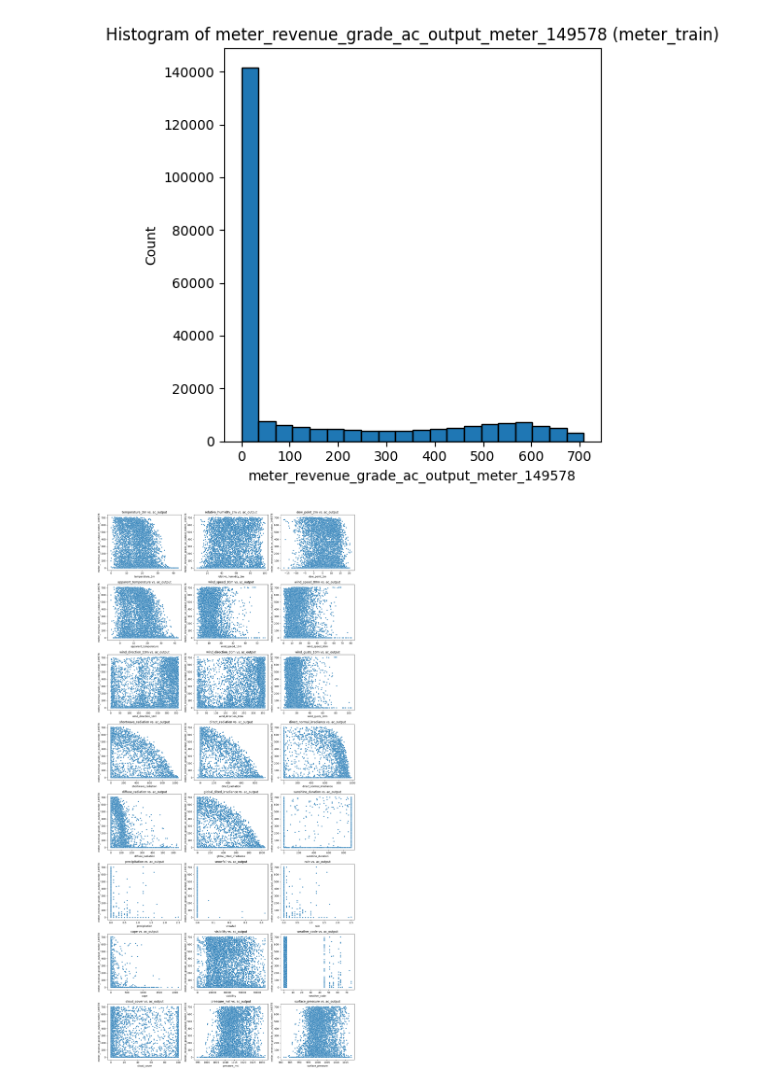
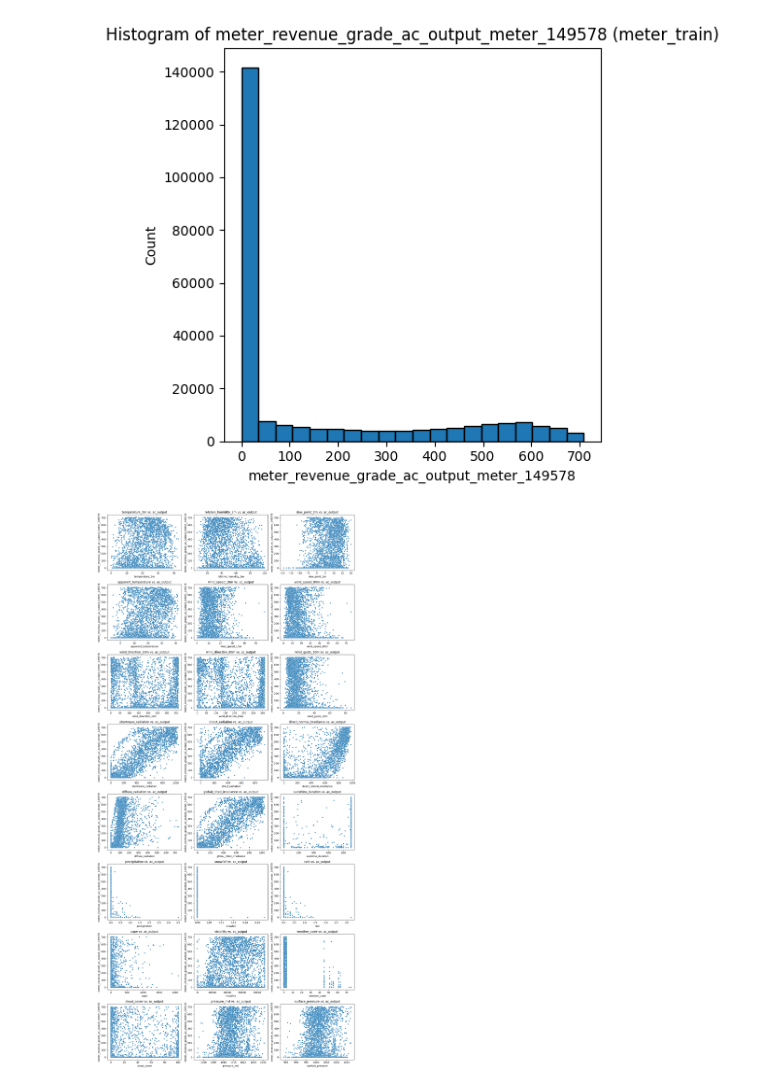
Before and after one commit to Erdos-Projects/spring-2026-solar-panel-degradation, a Jupyter notebook: solarpanels_df.ipynb, the cells around one changed output. Drawn from its saved outputs; the diff is of its cells as text; code cells hidden in the pictures.

```diff
--- a/solarpanels_df.ipynb
+++ b/solarpanels_df.ipynb
@@ -103,6 +103,7 @@ params = {
     "longitude": -122.1341,
     "start_date": "2022-03-23",
     "end_date": "2024-10-31",
+    "timezone": "America/Los_Angeles",  # set local timezone
     # Use 'minutely_15' instead of 'hourly'
     "minutely_15": [
         "temperature_2m",
@@ -418,7 +419,7 @@ target_col = "meter_revenue_grade_ac_output_meter_149578"
 time_col = "measured_on"
 
 # Randomly sample 10,000 rows from meter_train
-meter_train_sample = meter_train.sample(n=40000, random_state=42).copy()
+meter_train_sample = meter_train.sample(n=20000, random_state=42).copy()
 
 # optional: sort by time for readability
 meter_train_sample = meter_train_sample.sort_values("measured_on").reset_index(drop=True)
@@ -440,31 +441,31 @@ exclude = {time_col, target_col, "yhat_baseline"}
 features = [c for c in df_train.columns if c not in exclude and pd.api.types.is_numeric_dtype(df_train[c])]
 
 # 3) Grid setup
 n_features = len(features)
 n_cols = 3
 n_rows = math.ceil(n_features / n_cols)
 
 fig, axes = plt.subplots(n_rows, n_cols, figsize=(5 * n_cols, 4 * n_rows))
 axes = axes.flatten()
 
 # 4) Scatterplots
 for i, feature in enumerate(features):
     sns.scatterplot(
         x=plot_df[feature],
         y=plot_df[target_col],
         ax=axes[i],
         edgecolor="w",
         s=20
     )
     axes[i].set_xlabel(feature)
     axes[i].set_ylabel(target_col)
     axes[i].set_title(f"{feature} vs. ac_output")
 
 # hide empty panels
 for j in range(n_features, len(axes)):
     axes[j].set_visible(False)
 
 plt.tight_layout()
 plt.show()
 # %% [output]
-[figure, old version]
+[figure, new version]
```
Also changed, not shown: parts of 2 cells of this notebook.
